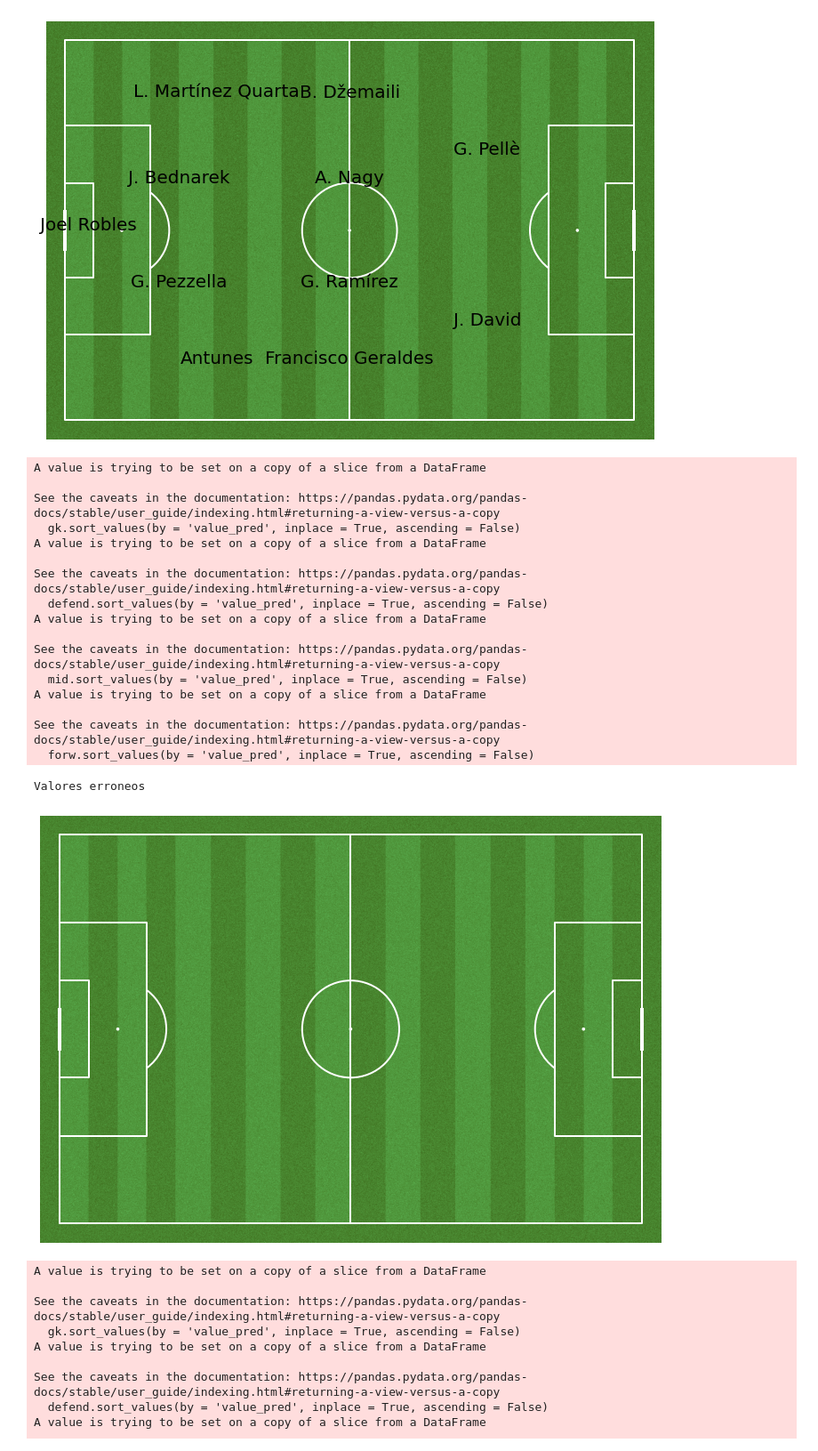
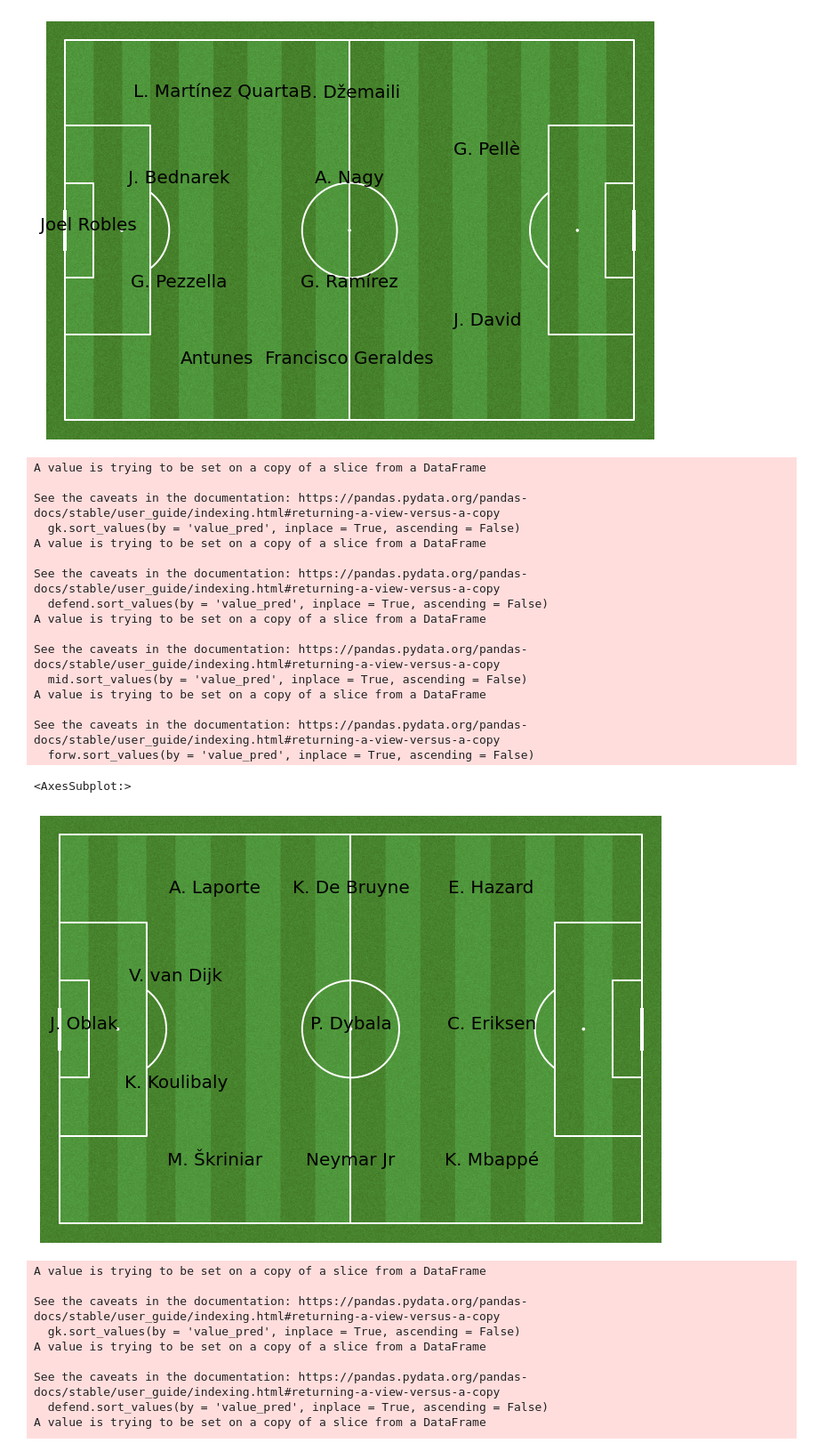
Before and after one commit to DarioCMasedo/projecto_final_ironhack, a Jupyter notebook: alineaciones.ipynb, the cells around one changed output. Shown at 89% size. Drawn from its saved outputs; the diff is of its cells as text; code cells hidden in the pictures.

```diff
--- a/alineaciones.ipynb
+++ b/alineaciones.ipynb
@@ -102,26 +102,26 @@ def alineacion_433(valor_total,edad):
     except:
         print("Valores erroneos")
 # %%
-alineacion_433(100, 35)
+alineacion_433(1000000000000000000, 35)
 # %% [output]
 A value is trying to be set on a copy of a slice from a DataFrame
 
 See the caveats in the documentation: https://pandas.pydata.org/pandas-docs/stable/user_guide/indexing.html#returning-a-view-versus-a-copy
   gk.sort_values(by = 'value_pred', inplace = True, ascending = False)
 A value is trying to be set on a copy of a slice from a DataFrame
 
 See the caveats in the documentation: https://pandas.pydata.org/pandas-docs/stable/user_guide/indexing.html#returning-a-view-versus-a-copy
   defend.sort_values(by = 'value_pred', inplace = True, ascending = False)
 A value is trying to be set on a copy of a slice from a DataFrame
 
 See the caveats in the documentation: https://pandas.pydata.org/pandas-docs/stable/user_guide/indexing.html#returning-a-view-versus-a-copy
   mid.sort_values(by = 'value_pred', inplace = True, ascending = False)
 A value is trying to be set on a copy of a slice from a DataFrame
 
 See the caveats in the documentation: https://pandas.pydata.org/pandas-docs/stable/user_guide/indexing.html#returning-a-view-versus-a-copy
   forw.sort_values(by = 'value_pred', inplace = True, ascending = False)
-Valores erroneos
+<AxesSubplot:>
-[figure, old version]
+[figure, new version]
 # %%
 def alineacion_343(valor_total,edad):
     valor_jugador = valor_total/11
```
Also changed, not shown: parts of 1 cell of this notebook, 6 other files.
